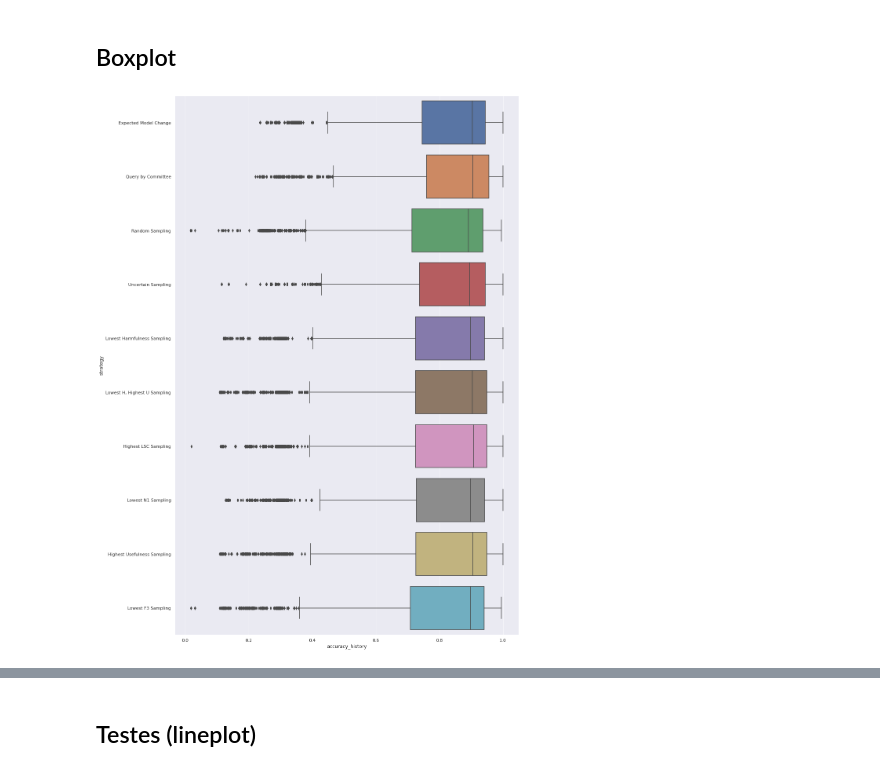
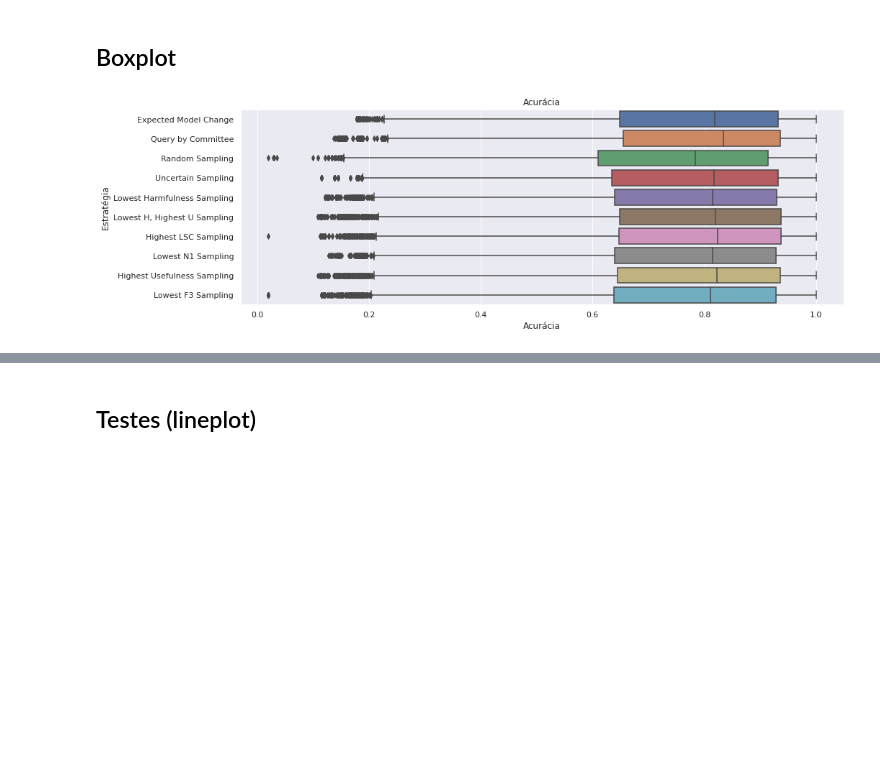
Before and after one commit to ahmoura/active_learning, a Jupyter notebook: ALIH/visualization/Viz output.ipynb, the cells around one changed output, grey strips where cells are left out. Drawn from its saved outputs; the diff is of its cells as text; code cells hidden in the pictures; blank space fills up the shorter version.

Commit message:
subindo visualizacoes refatoradas

```diff
--- a/ALIH/visualization/Viz output.ipynb
+++ b/ALIH/visualization/Viz output.ipynb
@@ -18,8 +18,8 @@ df_template = pd.read_csv(StringIO("""package,time_elapsed,classifier,sample_siz
 # %%
 df_aux = df_template[:]
 for file in output_dir:
-    df_aux = pd.concat([df_all,pd.read_csv('../output/' + file)])
+    df_aux = pd.concat([df_aux,pd.read_csv('../output/' + file)])
 # %%
 df_aux['cost'] = df_aux.index
 # %%
-df["approach"] = df.apply(lambda x: "agnostic" if ((x.package == "upyhard") | (x.strategy == "Random Sampling"))  else "non agnostic", axis=1)
+df_aux["approach"] = df_aux.apply(lambda x: "agnostic" if ((x.package == "upyhard") | (x.strategy == "Random Sampling"))  else "non agnostic", axis=1)
@@ -32,7 +26,7 @@ See the caveats in the documentation: https://pandas.pydata.org/pandas-docs/stab
 # %%
-pyhard_datasets = df_aux[df_aux.strategy == 'Expected Model Change']['dataset'].unique()
+pyhard_datasets = df_aux[(df_aux.strategy != "Lowest N2 Sampling") & (df_aux.strategy == "Lowest N1 Sampling")]['dataset'].unique()
 # %%
-df_all = df_aux[df_aux.dataset.isin(pyhard_datasets)]
+df_all = df_aux[(df_aux.dataset.isin(pyhard_datasets)) & (df_aux.strategy != "Lowest N2 Sampling")]
 # %%
 df_all['strategy'].value_counts()
 # %% [output]
@@ -167,8 +144,9 @@ ax = sns.boxplot(data=df_last_result, x="f1_history", y="Strategy", orient="h"
 # %% [markdown]
 ## Boxplot
 # %%
-sns.set(rc={'figure.figsize':(15.7,25.27)})
-ax = sns.boxplot(data=df_all, x="accuracy_history", y="strategy", orient="h")
+sns.set(rc={'figure.figsize':(15,5)})
+ax = sns.boxplot(data=df_all, x="accuracy_history", y="strategy", orient="h") \
+.set(xlabel='Acurácia', ylabel='Estratégia', title = "Acurácia")
 # %% [output]
-[figure, old version]
+[figure, new version]
 # %%
```
Also changed, not shown: parts of 32 cells of this notebook.
